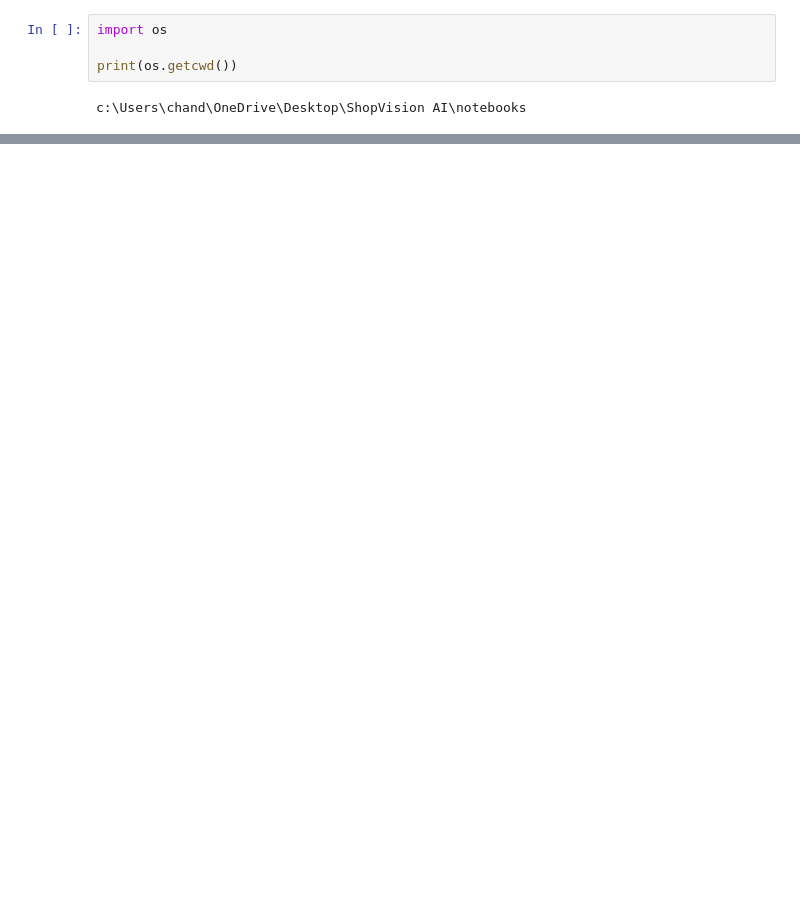
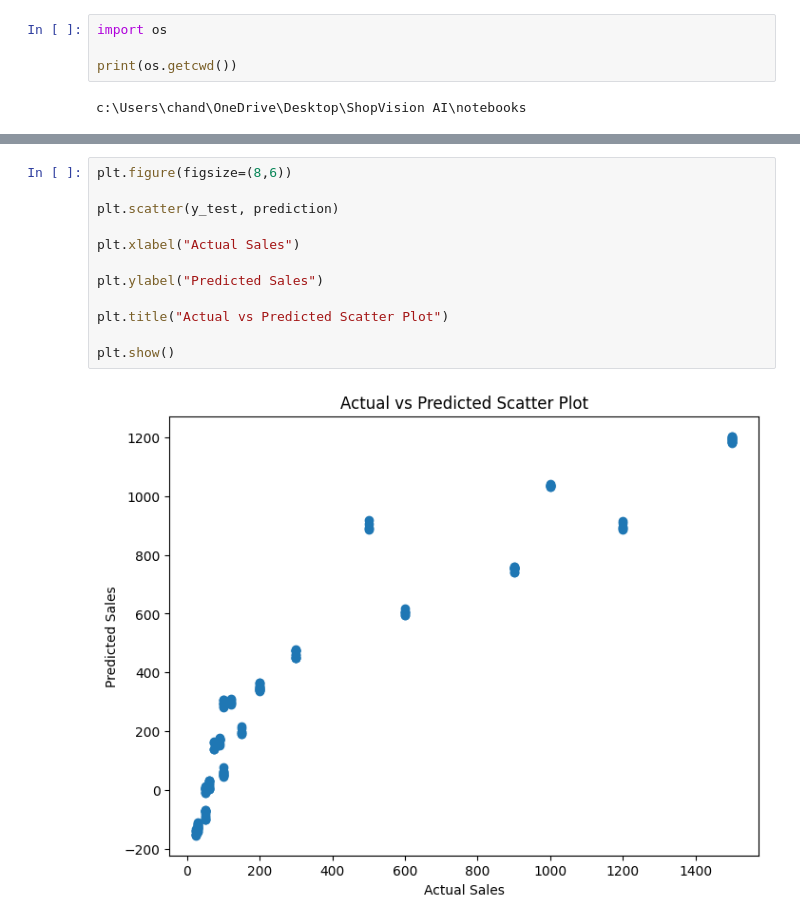
Before and after one commit to MukulSehgal28/Apex_coder_Aiml, a Jupyter notebook: notebooks/notebook39f5791b22.ipynb, the cells around one changed output, grey strips where cells are left out. Saved outputs shown, nothing was run; the diff lists cells and outputs as text; blank space fills up the shorter version.

```diff
--- a/notebooks/notebook39f5791b22.ipynb
+++ b/notebooks/notebook39f5791b22.ipynb
@@ -176,0 +193,14 @@ Accuracy: 85.69%
+# %%
+plt.figure(figsize=(8,6))
+
+plt.scatter(y_test, prediction)
+
+plt.xlabel("Actual Sales")
+
+plt.ylabel("Predicted Sales")
+
+plt.title("Actual vs Predicted Scatter Plot")
+
+plt.show()
+# %% [output]
+[figure, added]
```
Also changed, not shown: parts of 14 cells of this notebook, 21 other files.
